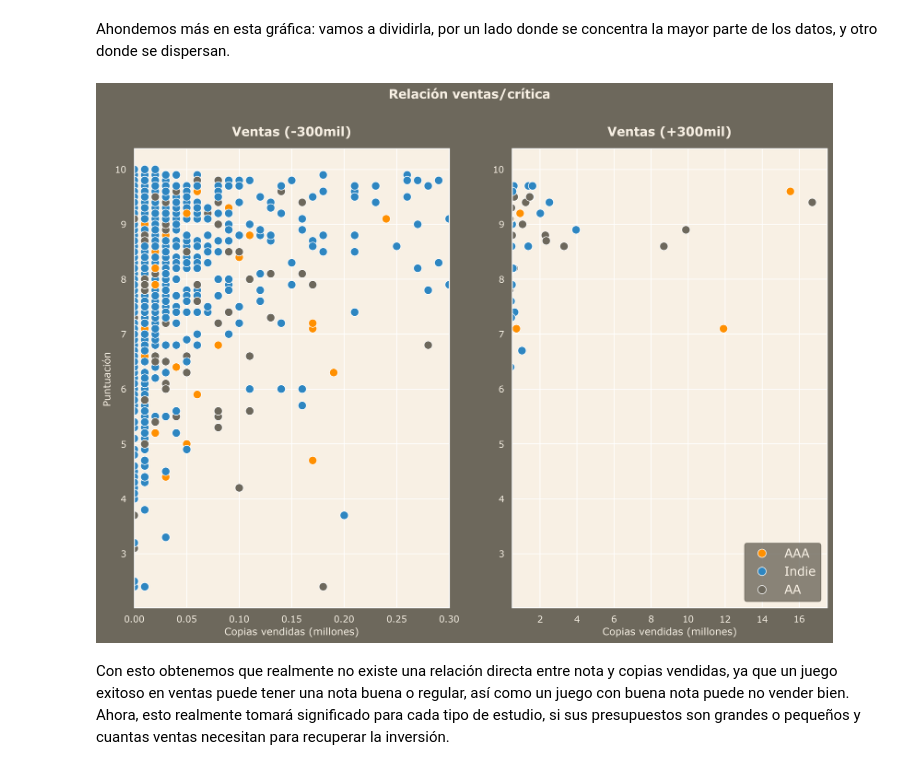
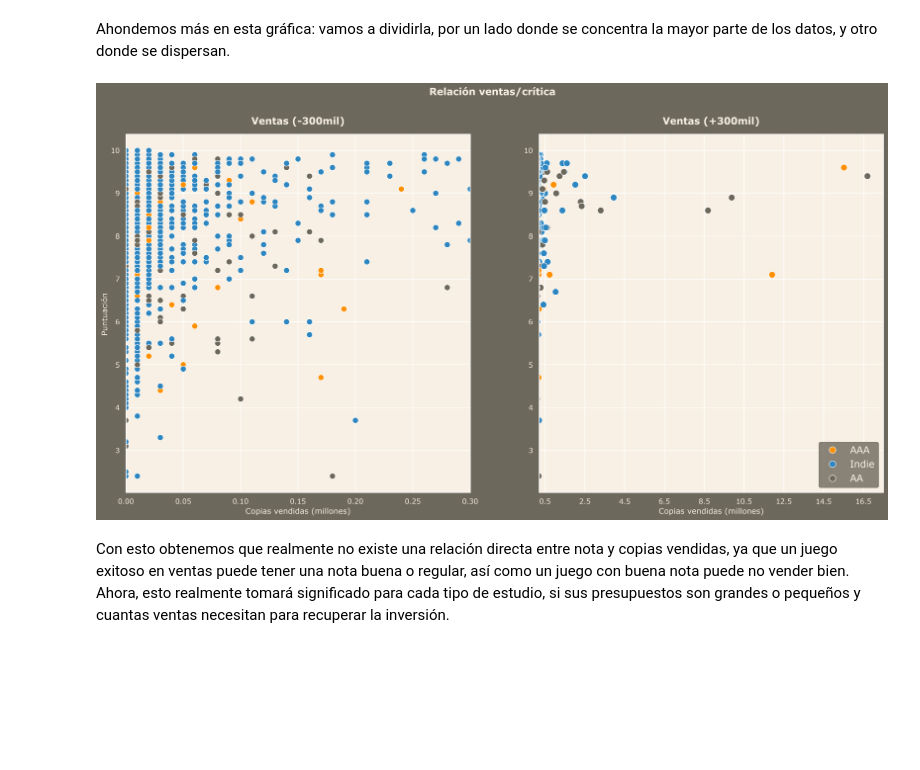
Before and after one commit to manuelfranceschi/EDA_GameInvestment, a Jupyter notebook: src/notebooks/Definicion_EDA.ipynb, the cells around one changed output. Saved outputs shown, nothing was run; the diff lists cells and outputs as text; code cells hidden in the pictures; blank space fills up the shorter version.

```diff
--- a/src/notebooks/Definicion_EDA.ipynb
+++ b/src/notebooks/Definicion_EDA.ipynb
@@ -220,24 +218,26 @@ Text(0, 0.5, 'Puntuación')
 # %% [markdown]
 Ahondemos más en esta gráfica: vamos a dividirla, por un lado donde se concentra la mayor parte de los datos, y otro donde se dispersan.
 # %%
-f, axes = plt.subplots(1, 2, figsize=(15,10))
-plt.suptitle("Relación ventas/crítica",fontsize= 15, weight="bold")
-sns.scatterplot(data=copies_reviews, y="reviewScore", x="copiesSold", hue="PublisherClass", s=100,
+f, axes = plt.subplots(1, 2, figsize=(21,10))
+plt.suptitle("Relación ventas/crítica",fontsize= 15, ,weight="bold")
+sns.scatterplot(data=copies_reviews, y="reviewScore", x="copiesSold", hue="PublisherClass", s=80,
                 palette=["#FF9000", "#2E86C1", "#6D685C"], ax=axes[0], legend=False)
 axes[0].set_title("Ventas (-300mil)",fontsize= 15, weight="bold", pad=15)
 axes[0].set_xlabel("Copias vendidas (millones)")
 axes[0].set_ylabel("Puntuación")
 axes[0].set_xlim(0,0.3)
+axes[0].set_xticks(np.arange(0, 0.35, step=0.05))
 
 sns.scatterplot(data=copies_reviews, y="reviewScore", x="copiesSold", hue="PublisherClass", s=100,
                 palette=["#FF9000", "#2E86C1", "#6D685C"], ax=axes[1])
 axes[1].set_title("Ventas (+300mil)",fontsize= 15, weight="bold", pad=15)
 axes[1].set_xlabel("Copias vendidas (millones)")
 axes[1].set_ylabel("")
-axes[1].set_xlim(0.5,17.5)
+axes[1].set_xlim(0.2,17.5)
+axes[1].set_xticks(np.arange(0.5, 17.5, step=2))
 axes[1].legend(loc="lower right", frameon=True, fontsize=15).get_frame().set_color("#6D685C")
 # %% [output]
-[figure, old version]
+[figure, new version]
 # %% [markdown]
 Con esto obtenemos que realmente no existe una relación directa entre nota y copias vendidas, ya que un juego exitoso en ventas puede tener una nota buena o regular, así como un juego con buena nota puede no vender bien. Ahora, esto realmente tomará significado para cada tipo de estudio, si sus presupuestos son grandes o pequeños y cuantas ventas necesitan para recuperar la inversión.
 # %% [markdown]
```
Also changed, not shown: parts of 7 cells of this notebook, 2 other files.
